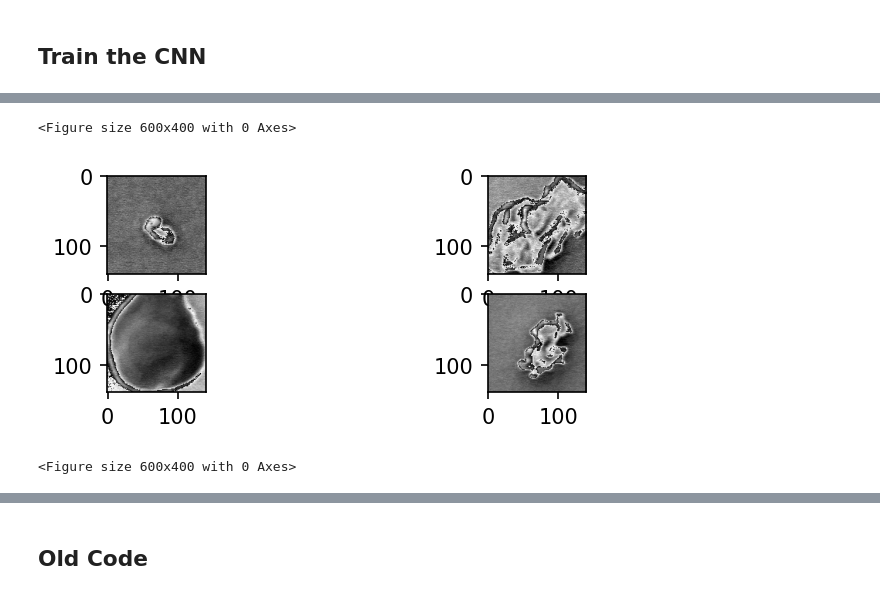
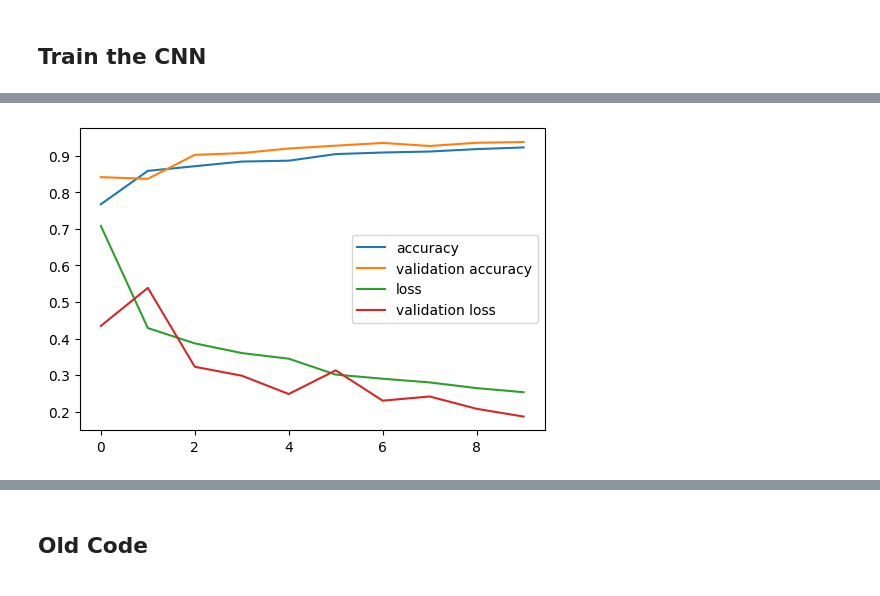
Before and after one commit to adbonzanini/ML-for-plasmas, a Jupyter notebook: Defect_Classification/Defect_Classification_CNN.ipynb, the cells around one changed output, grey strips where cells are left out. Saved outputs shown, nothing was run; the diff lists cells and outputs as text; code cells hidden in the pictures.

Commit message:
added EDX spectra in the fully connected layers of the CNN training

```diff
--- a/Defect_Classification/Defect_Classification_CNN.ipynb
+++ b/Defect_Classification/Defect_Classification_CNN.ipynb
@@ -146,0 +118,10 @@ Shape =  (100, 8)
+# %%
+# Remove outliers from the training data set
+idxTrain = np.where(clusteringLabels!=-1)[0]
+
+imgTrain_noOutliers = imgTrain[idxTrain, :, :, :]
+del imgTrain
+specTrain_noOutliers = specTrain[idxTrain,:]
+del specTrain
+yTrainInt_noOutliers = yTrainInt[idxTrain, :]
+del yTrainInt
@@ -276,10 +337,11 @@ _________________________________________________________________
 ## Train the CNN
 # %%
 # Train the CNN
-# history = cnn.trainCNN(model, trainImagesRGB[0:1000, :, :, :], yTrainBinary[0:1000], valImagesRGB, yValBinary)
+history = cnn.trainCNN(model, [xTrain, sTrain], yTrainCat, [xVal, sVal], yValCat)
 
-# history = cnn.trainCNN(model, trainImagesRGB, yTrainBinary, valImagesRGB, yValBinary)
-# cnnModel = history.model
-# cnnModel.save(execution_path+'/Defect_Classification/cnn_model_trained/cnn_normalized_X_classes_0_1')
+cnnModel = history.model
+cnnModel.save(execution_path+'/Defect_Classification/cnn_model_trained/cnn_normalized_X_8_classes')
+historyMat = history.history
+np.save(execution_path+'/Defect_Classification/cnn_model_trained/history_3_classes', historyMat)
 # %% [output]
 Epoch 1/10
@@ -334,22 +400,22 @@ yTrainClass = yTrain[idxTrain].argmax(axis=1)
 # %%
-plt.figure(dpi=150)
-plt.subplot(421)
-plt.imshow(testImagesRGB[0,:,:,:])
-plt.subplot(422)
-plt.imshow(testImagesRGB[1,:,:,:])
-plt.subplot(423)
-plt.imshow(testImagesRGB[5,:,:,:])
-plt.subplot(424)
-plt.imshow(testImagesRGB[10,:,:,:])
+# plt.figure(dpi=150)
+# plt.subplot(421)
+# plt.imshow(xTest[0,:,:,:])
+# plt.subplot(422)
+# plt.imshow(xTest[1,:,:,:])
+# plt.subplot(423)
+# plt.imshow(xTest[5,:,:,:])
+# plt.subplot(424)
+# plt.imshow(xTest[20,:,:,:])
 
 plt.figure(dpi=100)
-# plt.plot(history.history['accuracy'], label='accuracy')
-# plt.plot(history.history['val_accuracy'], label = 'validation accuracy')
-# plt.legend()
-# plt.show()
+plt.plot(history.history['accuracy'], label='accuracy')
+plt.plot(history.history['val_accuracy'], label = 'validation accuracy')
+plt.plot(history.history['loss'], label='loss')
+plt.plot(history.history['val_loss'], label='validation loss')
+plt.legend()
+plt.show()
 # %% [output]
-<Figure size 600x400 with 0 Axes>
-[figure, old version]
+[figure, new version]
-<Figure size 600x400 with 0 Axes>
 # %%
 accuracyMetricFn = tf.keras.metrics.Accuracy()
```
Also changed, not shown: parts of 30 cells of this notebook, 1 other file.
